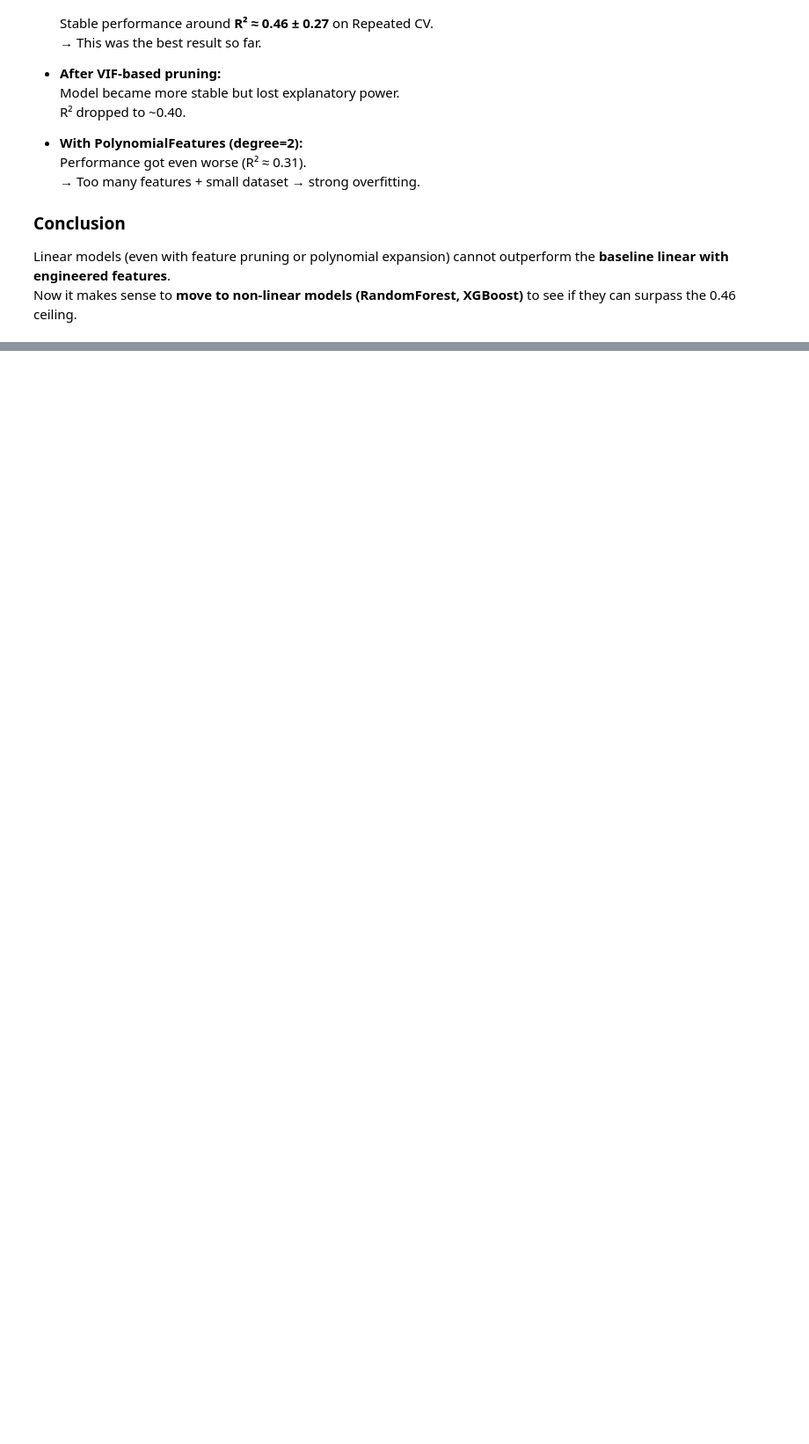
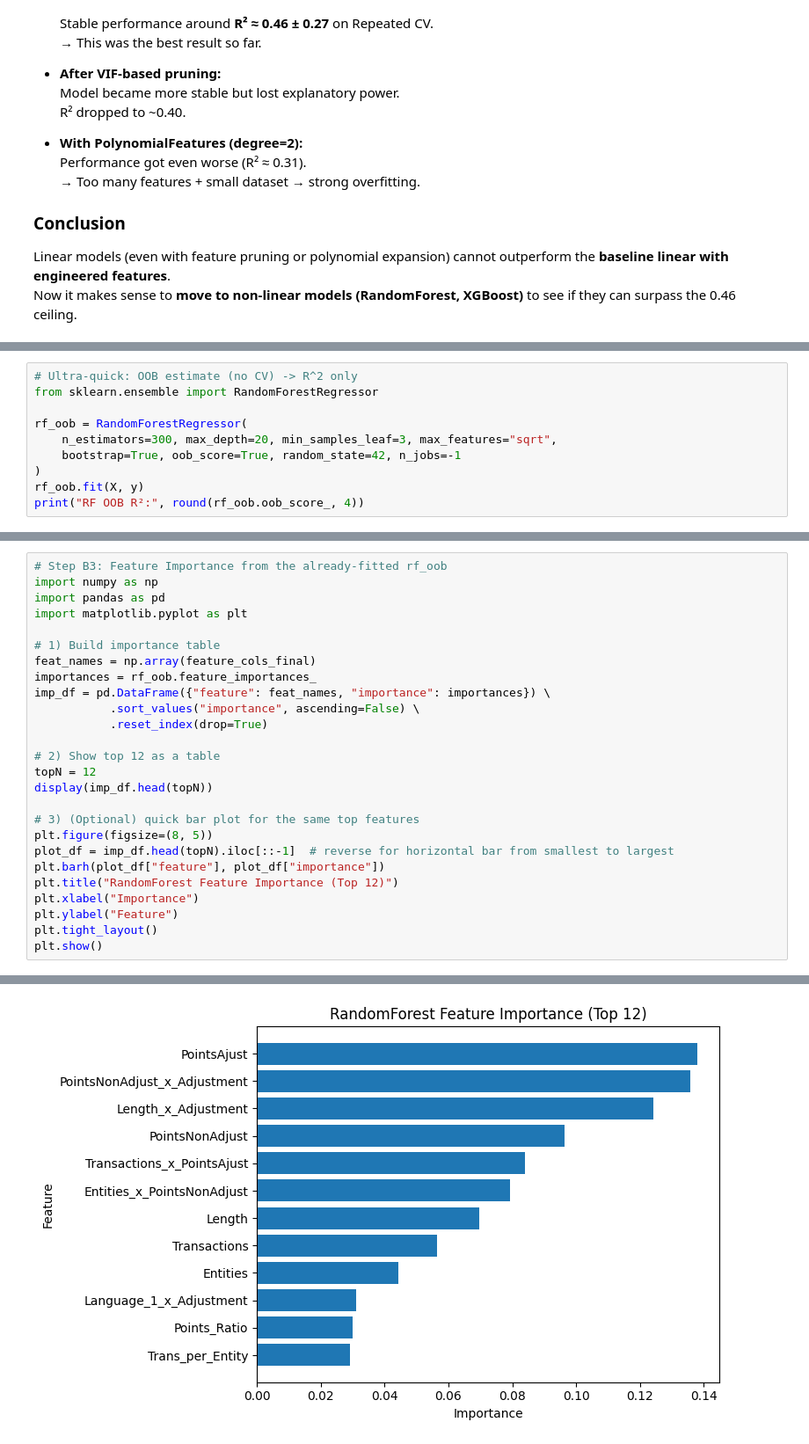
Before and after one commit to Shahbazi-Amir/SmartDevTime, a Jupyter notebook: smartdevtime_project_2.ipynb, the cells around one changed output, grey strips where cells are left out. Shown at 88% size. Cells and saved outputs as stored; diff of their text form; blank space fills up the shorter version.

```diff
--- a/smartdevtime_project_2.ipynb
+++ b/smartdevtime_project_2.ipynb
@@ -2200,0 +2289,10 @@ Now it makes sense to **move to non-linear models (RandomForest, XGBoost)** to s
+# %%
+# Ultra-quick: OOB estimate (no CV) -> R^2 only
+from sklearn.ensemble import RandomForestRegressor
+
+rf_oob = RandomForestRegressor(
+    n_estimators=300, max_depth=20, min_samples_leaf=3, max_features="sqrt",
+    bootstrap=True, oob_score=True, random_state=42, n_jobs=-1
+)
+rf_oob.fit(X, y)
+print("RF OOB R²:", round(rf_oob.oob_score_, 4))
@@ -2200,0 +2301,27 @@ Now it makes sense to **move to non-linear models (RandomForest, XGBoost)** to s
+# %%
+# Step B3: Feature Importance from the already-fitted rf_oob
+import numpy as np
+import pandas as pd
+import matplotlib.pyplot as plt
+
+# 1) Build importance table
+feat_names = np.array(feature_cols_final)
+importances = rf_oob.feature_importances_
+imp_df = pd.DataFrame({"feature": feat_names, "importance": importances}) \
+           .sort_values("importance", ascending=False) \
+           .reset_index(drop=True)
+
+# 2) Show top 12 as a table
+topN = 12
+display(imp_df.head(topN))
+
+# 3) (Optional) quick bar plot for the same top features
+plt.figure(figsize=(8, 5))
+plot_df = imp_df.head(topN).iloc[::-1]  # reverse for horizontal bar from smallest to largest
+plt.barh(plot_df["feature"], plot_df["importance"])
+plt.title("RandomForest Feature Importance (Top 12)")
+plt.xlabel("Importance")
+plt.ylabel("Feature")
+plt.tight_layout()
+plt.show()
+# %% [output]
@@ -2200,0 +2341 @@ Now it makes sense to **move to non-linear models (RandomForest, XGBoost)** to s
+[figure, added]
```
Also changed, not shown: parts of 4 cells of this notebook.
